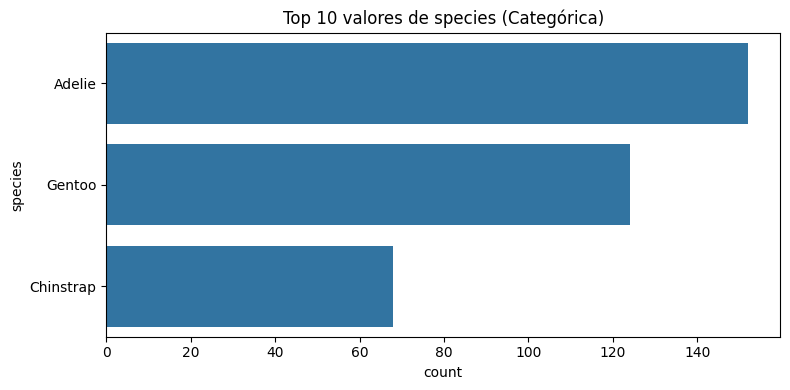
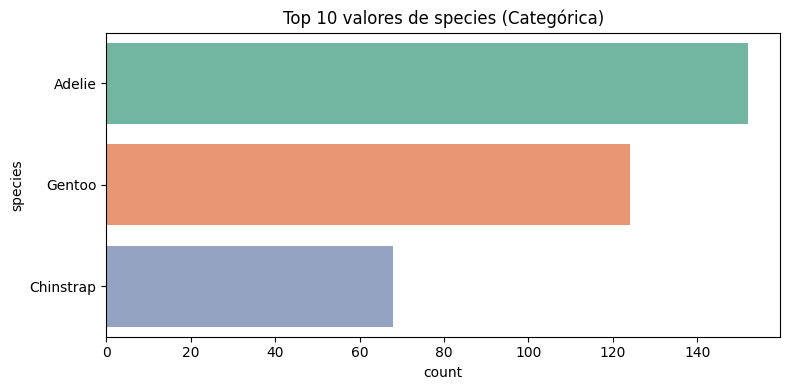
The notebook cell's code change between the first figure and the second:
--- before
+++ after
@@ -2,19 +2,30 @@
 import matplotlib.pyplot as plt
 import pandas as pd
+import os
 
-def explorar_dataset_automatico(df):
+def explorar_dataset_automatico(df, carpeta_exportacion='exportacion_graficos'):
+    if not os.path.exists(carpeta_exportacion):
+        os.makedirs(carpeta_exportacion)
+        print(f"Directorio '{carpeta_exportacion}' creado para guardar los gráficos.\n")
+
     for col in df.columns:
         plt.figure(figsize=(8, 4))
 
         if pd.api.types.is_numeric_dtype(df[col]):
-            sns.histplot(df[col].dropna(), kde=True)
+            sns.histplot(df[col].dropna(), kde=True, color='teal')
             plt.title(f'Distribución de {col} (Numérica)')
 
         else:
-            sns.countplot(y=df[col], order=df[col].value_counts().iloc[:10].index)
+            sns.countplot(y=df[col], order=df[col].value_counts().iloc[:10].index, palette='Set2')
             plt.title(f'Top 10 valores de {col} (Categórica)')
 
         plt.tight_layout()
+
+        ruta_archivo = os.path.join(carpeta_exportacion, f"grafico_{col}.png")
+        plt.savefig(ruta_archivo)
+
         plt.show()
+
+        plt.close()
 
 df_penguins = sns.load_dataset('penguins')

Commit: Creado con Colab